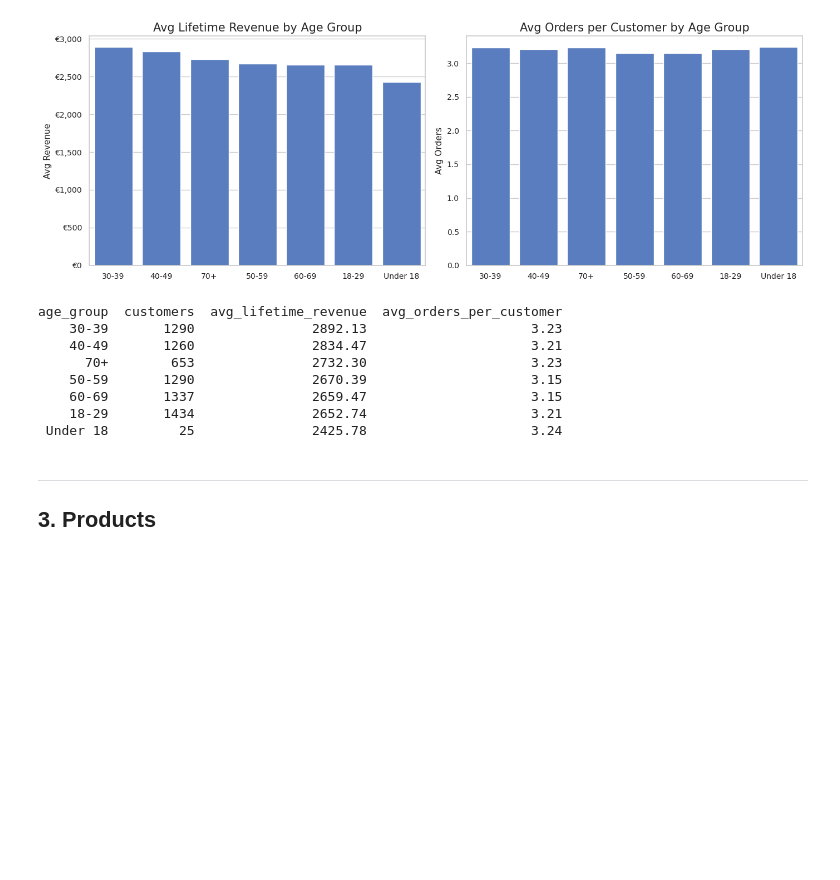
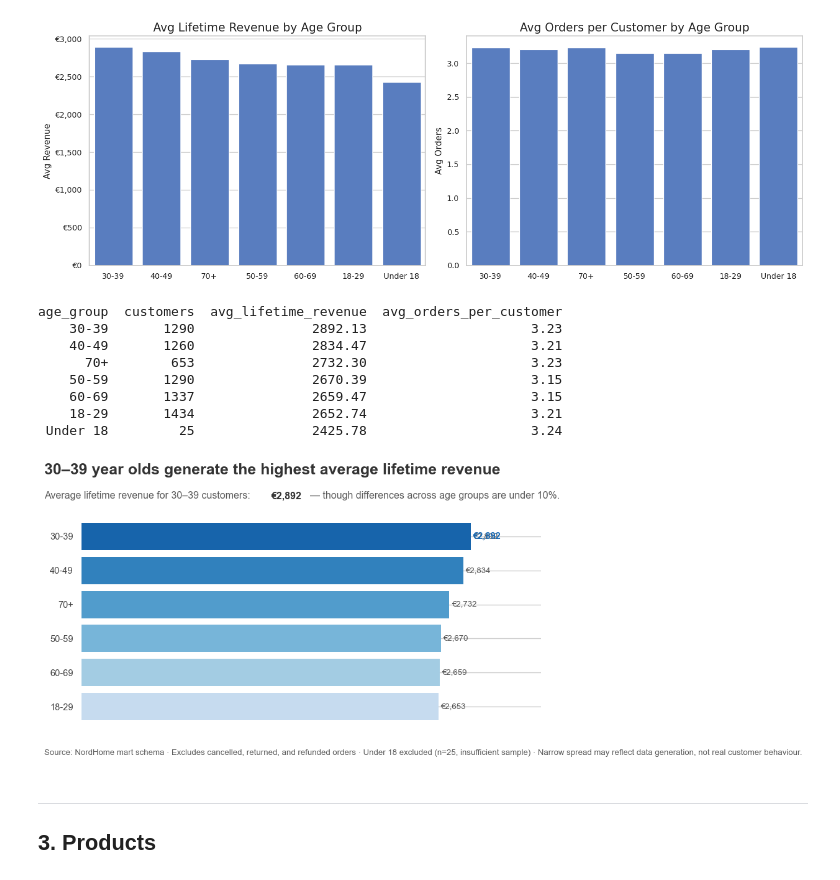
Before and after one commit to eileenheyer-cyber/nordhome_retail_analytics, a Jupyter notebook: 04_EDA/nordhome_eda.ipynb, the cells around one changed output. Cells and saved outputs as stored; diff of their text form; code cells hidden in the pictures; blank space fills up the shorter version.

```diff
--- a/04_EDA/nordhome_eda.ipynb
+++ b/04_EDA/nordhome_eda.ipynb
@@ -2223,6 +2223,95 @@ age_group  customers  avg_lifetime_revenue  avg_orders_per_customer
     60-69       1337               2659.47                     3.15
     18-29       1434               2652.74                     3.21
  Under 18         25               2425.78                     3.24
+# %%
+df_ltv = pd.read_sql("""
+    SELECT
+        dc.age_group,
+        COUNT(DISTINCT dc.canonical_customer_key)                                                    AS customers,
+        ROUND(SUM(foi.line_total)::numeric / NULLIF(COUNT(DISTINCT dc.canonical_customer_key),0), 2) AS avg_revenue_per_customer,
+        ROUND(COUNT(DISTINCT foi.order_id)::numeric / NULLIF(COUNT(DISTINCT dc.canonical_customer_key),0), 2) AS avg_orders_per_customer
+    FROM mart.fact_order_items foi
+    JOIN mart.dim_customer dc ON foi.customer_key = dc.customer_key
+    WHERE dc.is_unknown_customer = false
+      AND dc.age_group NOT IN ('Unknown', 'Under 18')
+      AND foi.order_status NOT IN ('Returned','Refunded','Cancelled')
+    GROUP BY dc.age_group
+    ORDER BY avg_revenue_per_customer ASC
+""", engine)
+
+import matplotlib.ticker as mticker
+
+n = len(df_ltv)
+blues = plt.cm.Blues
+colors = [blues(0.25 + 0.55 * i / max(n - 1, 1)) for i in range(n)]
+
+fig, ax = plt.subplots(figsize=(10, 5))
+
+ax.barh(df_ltv['age_group'], df_ltv['avg_revenue_per_customer'], color=colors, edgecolor='none')
+
+# Label all bars in small grey text
+for i, v in enumerate(df_ltv['avg_revenue_per_customer']):
+    if i == n - 1:
+        continue  # top bar gets the accent label below, not the grey one
+    ax.text(v + 15, i, f"€{v:,.0f}", va='center', fontsize=9.5, color='#555555')
+
+# Top bar: accent label overrides the grey one
+top_val = df_ltv['avg_revenue_per_customer'].iloc[-1]
+ax.text(top_val + 15, n - 1, f"€{top_val:,.0f}",
+        va='center', fontsize=10.5, color='#1A6BB5', fontweight='bold')
+
+# Remove x-axis tick labels — bars are directly labeled
+ax.xaxis.set_visible(False)
+
+# Spines and ticks
+ax.tick_params(labelsize=10.5, colors='#444444', left=False)
+for spine in ax.spines.values():
+    spine.set_visible(False)
+
+# Extend x-limit so labels don't clip
+ax.set_xlim(0, df_ltv['avg_revenue_per_customer'].max() * 1.18)
+
+# Title
+fig.text(0.08, 0.96,
+         "30–39 year olds generate the highest average revenue per customer",
+         fontsize=18, fontweight='bold', color='#333333', va='top')
+
+# Subtitle — split to bold the key figure
+# Positions are measured at render time (not hardcoded) so the layout self-corrects
+# if the underlying numbers change on a re-run — a hardcoded position previously
+# went stale after the duplicate-customer fix changed top_val from €2,892 to €2,949.
+spread_pct = (df_ltv['avg_revenue_per_customer'].max() - df_ltv['avg_revenue_per_customer'].min()) \
+             / df_ltv['avg_revenue_per_customer'].max() * 100
+assert spread_pct < 10, f"Spread is now {spread_pct:.1f}% — update the 'under 10%' subtitle claim"
+
+t1 = fig.text(0.08, 0.87,
+              "Average revenue per customer, 30–39 group: ",
+              fontsize=11.5, color='#5A5A5A', va='top')
+fig.canvas.draw()
+x1_end = t1.get_window_extent(fig.canvas.get_renderer()).transformed(fig.transFigure.inverted()).x1
+
+t2 = fig.text(x1_end, 0.87,
+              f"€{top_val:,.0f}",
+              fontsize=11.5, color='#333333', fontweight='bold', va='top')
+fig.canvas.draw()
+x2_end = t2.get_window_extent(fig.canvas.get_renderer()).transformed(fig.transFigure.inverted()).x1
+
+fig.text(x2_end + 0.006, 0.87,
+         "— though differences across age groups are under 10%.",
+         fontsize=11.5, color='#5A5A5A', va='top')
+
+# Footnote
+fig.text(0.08, 0.02,
+         "Source: NordHome mart schema · Excludes cancelled, returned, and refunded orders · "
+         "Under 18 excluded (n=25, insufficient sample) · "
+         "Narrow spread may reflect data generation, not real customer behaviour.",
+         fontsize=9.5, color='#5A5A5A')
+
+fig.subplots_adjust(left=0.14, right=0.88, top=0.80, bottom=0.10)
+plt.savefig("figures/ltv_by_age_group.png", dpi=150, bbox_inches="tight")
+plt.show()
+# %% [output]
+[figure, added]
 # %% [markdown]
 ---
 ## 3. Products
```
Also changed, not shown: parts of 2 cells of this notebook, 7 other files.
